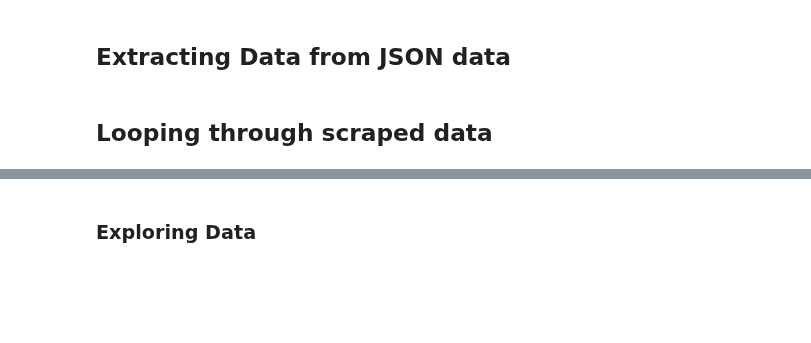
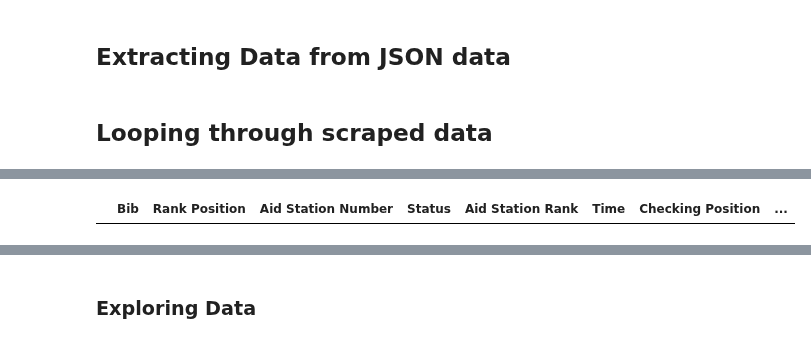
Before and after one commit to kjonina/TORX, a Jupyter notebook: Stage 1 - Scraping and Preparing Original 100x100trail data.ipynb, the cells around one changed output, grey strips where cells are left out. Drawn from its saved outputs; the diff is of its cells as text; code cells hidden in the pictures; blank space fills up the shorter version.

```diff
--- a/Stage 1 - Scraping and Preparing Original 100x100trail data.ipynb
+++ b/Stage 1 - Scraping and Preparing Original 100x100trail data.ipynb
@@ -198,0 +351,15 @@ TORX_df[f'{race}_2022'].head(5)
+# %%
+### Checking if Status was correctly identified
+### If there is no Position for the athlete, then they DNFed the race
+timestamp_df['Checking Position'] = np.where(
+    timestamp_df['Rank Position'] == '<NA>',
+    'FALSE', 'TRUE'  )
+
+# Creating a boolean checking if status and position match
+timestamp_df['Checking Status'] = timestamp_df['Checking Position'] == timestamp_df['Status']
+# timestamp_df.groupby(['Checking Status'])['Bib','Checking Status'].nunique()
+
+# no rows should be returned!
+timestamp_df[timestamp_df['Checking Status'] == False]
+# %% [output]
+|  | Bib | Rank Position | Aid Station Number | Status | Aid Station Rank | Time | Checking Position | ... |
```
Also changed, not shown: parts of 18 cells of this notebook, 9 other files.
